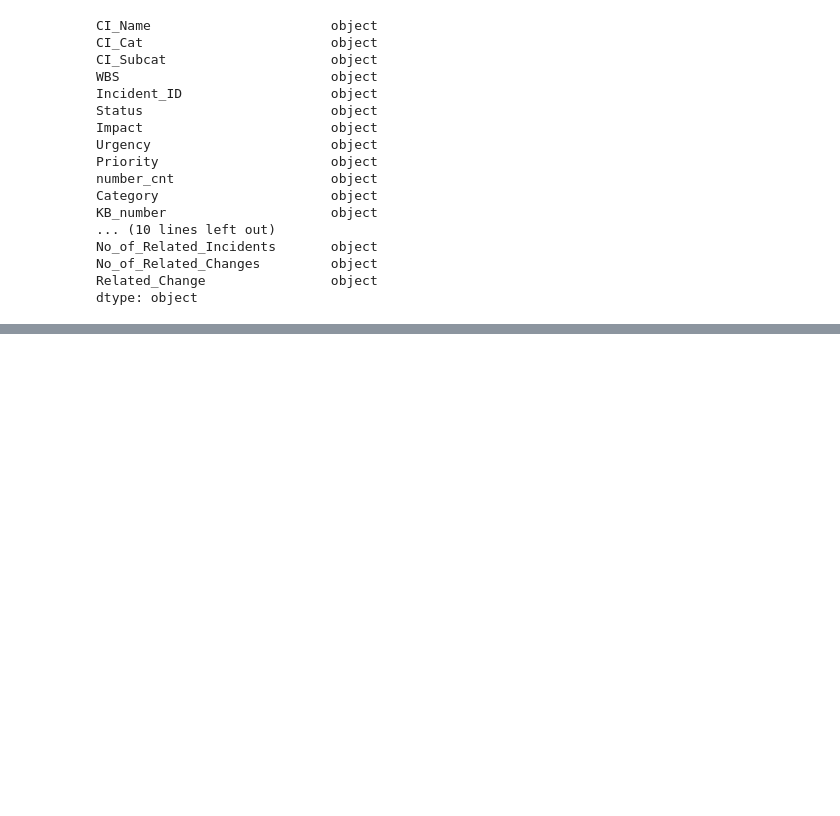
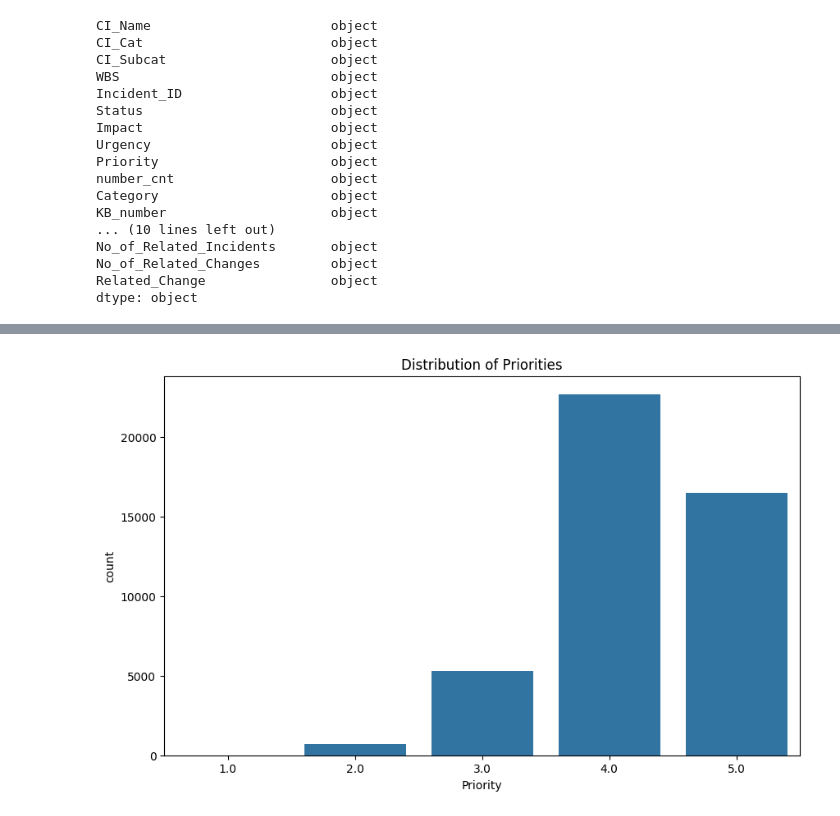
Before and after one commit to GangasrinivasKatraji/ABC-Tech-s, a Jupyter notebook: ABC.ipynb, the cells around one changed output, grey strips where cells are left out. Cells and saved outputs as stored; diff of their text form; code cells hidden in the pictures; blank space fills up the shorter version.

```diff
--- a/ABC.ipynb
+++ b/ABC.ipynb
@@ -134,3 +138,24 @@ No_of_Related_Incidents       object
 No_of_Related_Changes         object
 Related_Change                object
 dtype: object
+# %%
+# Define the columns to convert to numeric.
+numeric_columns = ['number_cnt', 'Impact', 'Urgency', 'Priority','No_of_Reassignments', 'No_of_Related_Interactions', 'No_of_Related_Incidents', 'No_of_Related_Changes']
+
+# Convert the specified columns to numeric.
+for col in numeric_columns:
+    df[col] = pd.to_numeric(df[col], errors='coerce')
+# %%
+# Define the columns to convert to datetime.
+datetime_columns = ['Open_Time', 'Reopen_Time', 'Resolved_Time', 'Close_Time']
+
+# Convert the specified columns to datetime.
+for col in datetime_columns:
+    df[col] = pd.to_datetime(df[col], errors='coerce')
+# %%
+# Define the columns to convert to category.
+category_columns = ['CI_Name', 'CI_Cat', 'CI_Subcat', 'WBS', 'Incident_ID', 'Status', 'Category', 'KB_number', 'Alert_Status', 'Closure_Code', 'Related_Interaction', 'Related_Change']
+
+# Convert the specified columns to category.
+for col in category_columns:
+    df[col] = df[col].astype('category')
@@ -136,0 +229,6 @@ dtype: object
+# %%
+import numpy as np
+
+# Replace placeholders or incorrect values (e.g., 'NA', 'NS') with NaN.
+# This helps in identifying missing or incorrect data easily.
+df.replace(['NA', 'NS'], np.nan, inplace=True)
@@ -136,0 +314,8 @@ dtype: object
+# %%
+# Plot the distribution of the 'Priority' column.
+plt.figure(figsize=(10, 6))
+sns.countplot(data=df, x='Priority')
+plt.title('Distribution of Priorities')
+plt.show()
+# %% [output]
+[figure, added]
```
Also changed, not shown: parts of 32 cells of this notebook, 1 other file.
